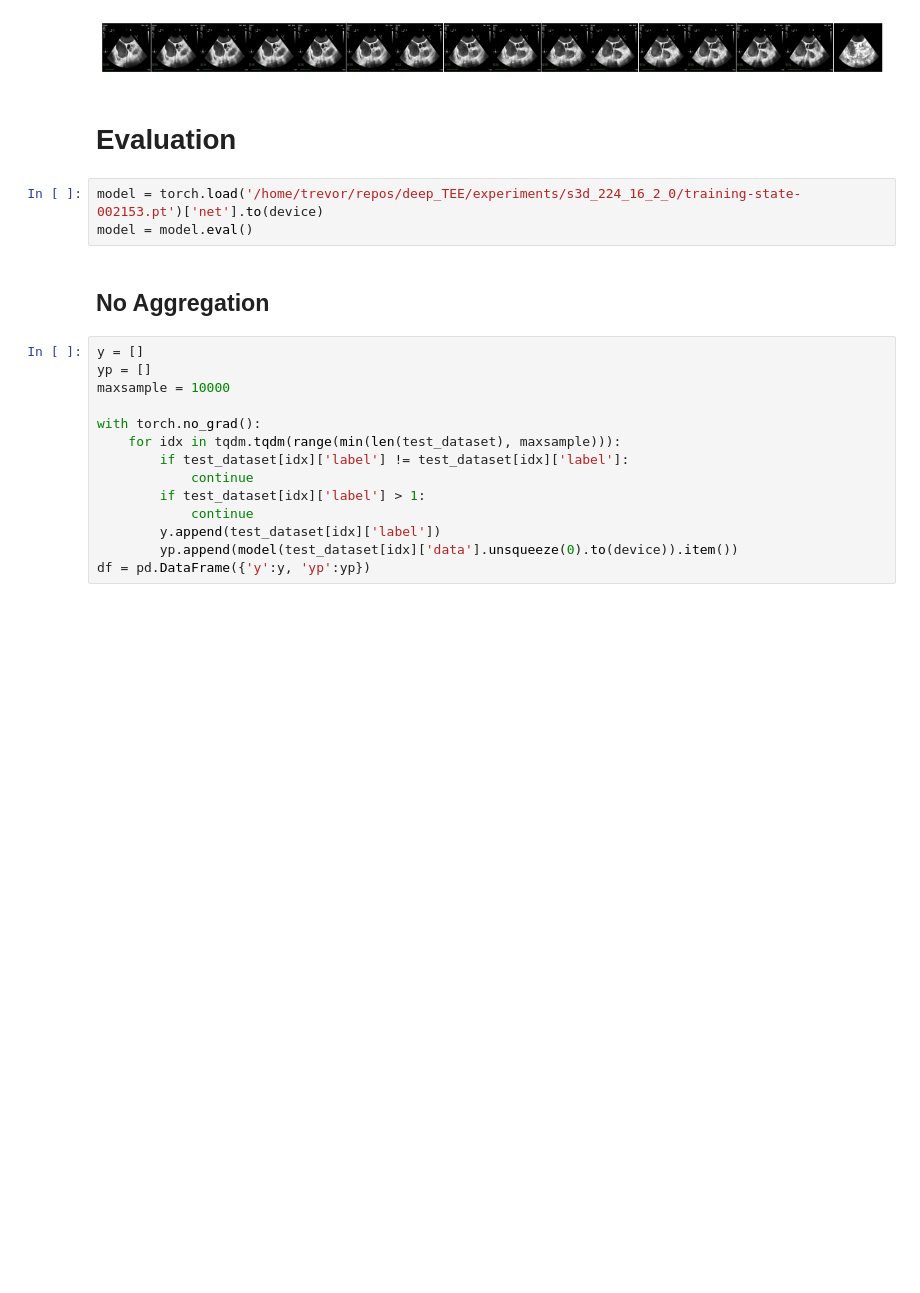
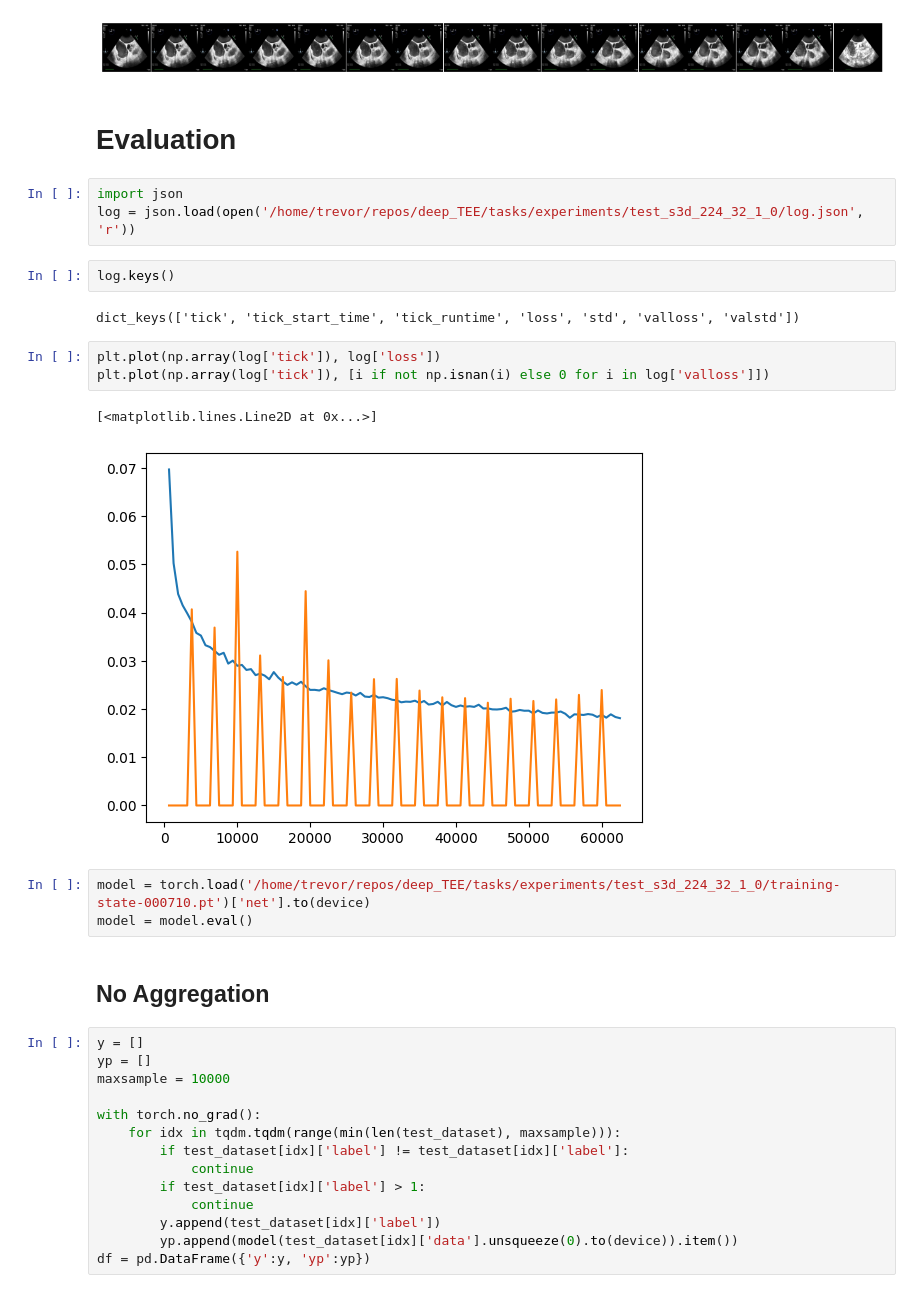
Before and after one commit to trevor-chan/deep_TEE, a Jupyter notebook: tasks/diagnostics/ef_prediction.ipynb, the cells around one changed output. Saved outputs shown, nothing was run; the diff lists cells and outputs as text; blank space fills up the shorter version.

```diff
--- a/tasks/diagnostics/ef_prediction.ipynb
+++ b/tasks/diagnostics/ef_prediction.ipynb
@@ -193,8 +211,21 @@ Clipping input data to the valid range for imshow with RGB data ([0..1] for floa
 [figure]
 # %% [markdown]
 # Evaluation
+# %%
+import json
+log = json.load(open('/home/trevor/repos/deep_TEE/tasks/experiments/test_s3d_224_32_1_0/log.json', 'r'))
+# %%
+log.keys()
+# %% [output]
+dict_keys(['tick', 'tick_start_time', 'tick_runtime', 'loss', 'std', 'valloss', 'valstd'])
+# %%
+plt.plot(np.array(log['tick']), log['loss'])
+plt.plot(np.array(log['tick']), [i if not np.isnan(i) else 0 for i in log['valloss']])
+# %% [output]
+[<matplotlib.lines.Line2D at 0x...>]
+[figure, added]
 # %%
-model = torch.load('/home/trevor/repos/deep_TEE/experiments/s3d_224_16_2_0/training-state-002153.pt')['net'].to(device)
+model = torch.load('/home/trevor/repos/deep_TEE/tasks/experiments/test_s3d_224_32_1_0/training-state-000710.pt')['net'].to(device)
 model = model.eval()
 # %% [markdown]
 ## No Aggregation
```
Also changed, not shown: parts of 15 cells of this notebook, 31 other files.
